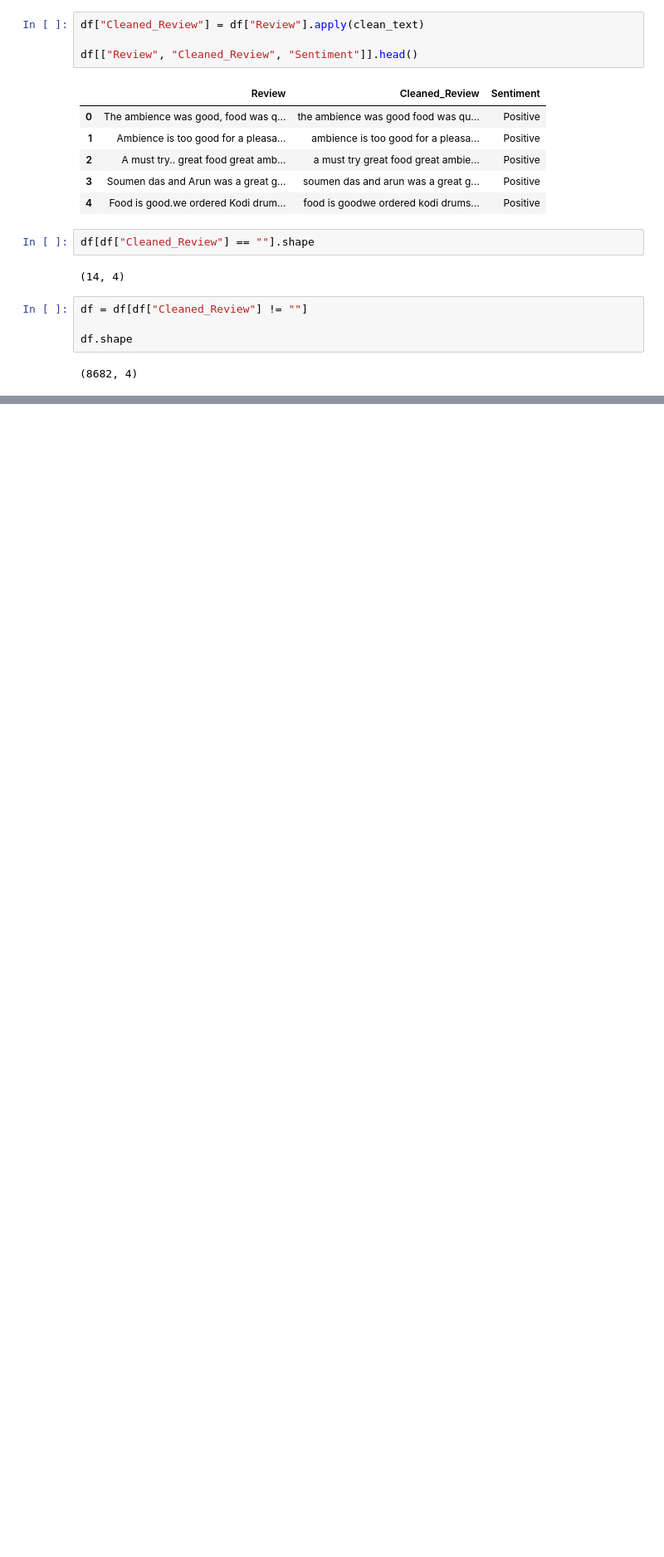
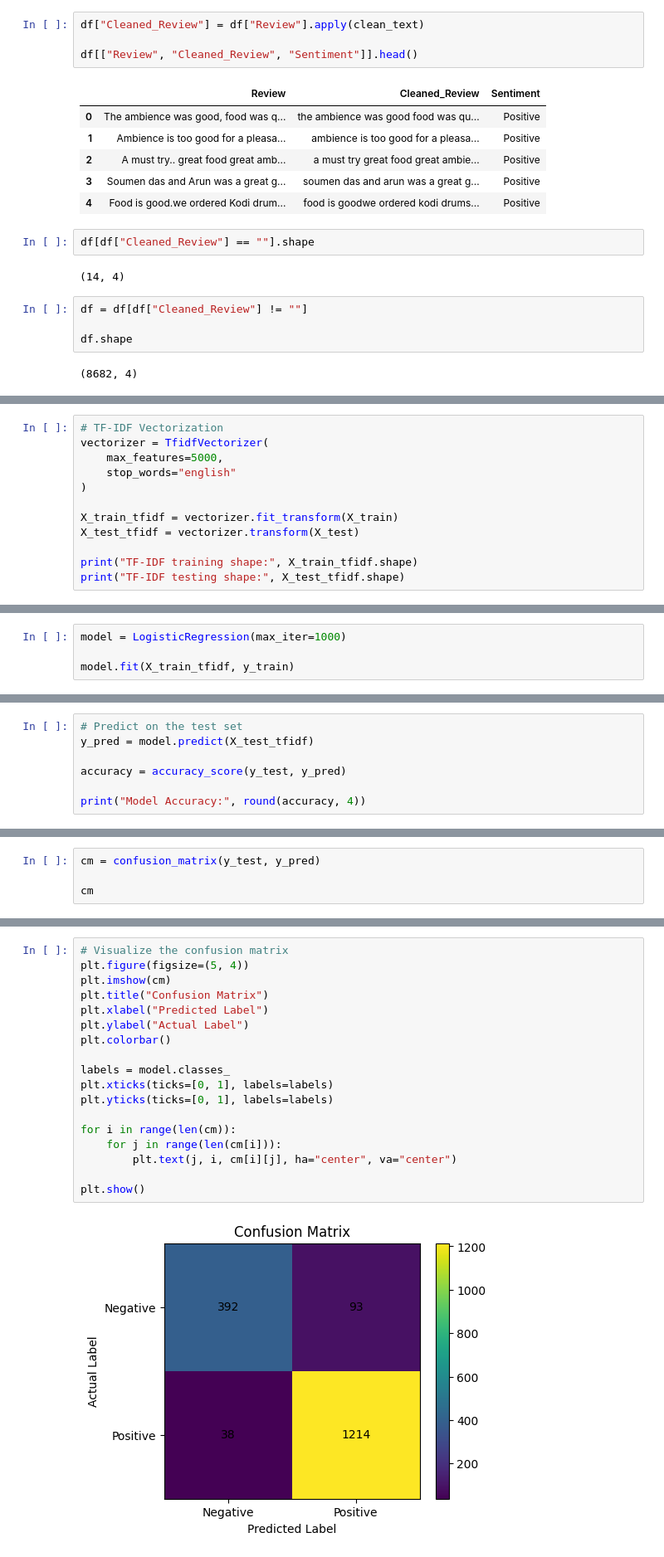
Before and after one commit to TharushiKarunarathne/restaurant-review-sentiment-analysis, a Jupyter notebook: notebooks/restaurant_sentiment_analysis.ipynb, the cells around one changed output, grey strips where cells are left out. Shown at 83% size. Saved outputs shown, nothing was run; the diff lists cells and outputs as text; blank space fills up the shorter version.

```diff
--- a/notebooks/restaurant_sentiment_analysis.ipynb
+++ b/notebooks/restaurant_sentiment_analysis.ipynb
@@ -224,0 +255,12 @@ df.shape
+# %%
+# TF-IDF Vectorization
+vectorizer = TfidfVectorizer(
+    max_features=5000,
+    stop_words="english"
+)
+
+X_train_tfidf = vectorizer.fit_transform(X_train)
+X_test_tfidf = vectorizer.transform(X_test)
+
+print("TF-IDF training shape:", X_train_tfidf.shape)
+print("TF-IDF testing shape:", X_test_tfidf.shape)
@@ -224,0 +276,4 @@ df.shape
+# %%
+model = LogisticRegression(max_iter=1000)
+
+model.fit(X_train_tfidf, y_train)
@@ -224,0 +288,7 @@ df.shape
+# %%
+# Predict on the test set
+y_pred = model.predict(X_test_tfidf)
+
+accuracy = accuracy_score(y_test, y_pred)
+
+print("Model Accuracy:", round(accuracy, 4))
@@ -224,0 +308,4 @@ df.shape
+# %%
+cm = confusion_matrix(y_test, y_pred)
+
+cm
@@ -224,0 +315,20 @@ df.shape
+# %%
+# Visualize the confusion matrix
+plt.figure(figsize=(5, 4))
+plt.imshow(cm)
+plt.title("Confusion Matrix")
+plt.xlabel("Predicted Label")
+plt.ylabel("Actual Label")
+plt.colorbar()
+
+labels = model.classes_
+plt.xticks(ticks=[0, 1], labels=labels)
+plt.yticks(ticks=[0, 1], labels=labels)
+
+for i in range(len(cm)):
+    for j in range(len(cm[i])):
+        plt.text(j, i, cm[i][j], ha="center", va="center")
+
+plt.show()
+# %% [output]
+[figure, added]
```
Also changed, not shown: parts of 17 cells of this notebook, 2 other files.
